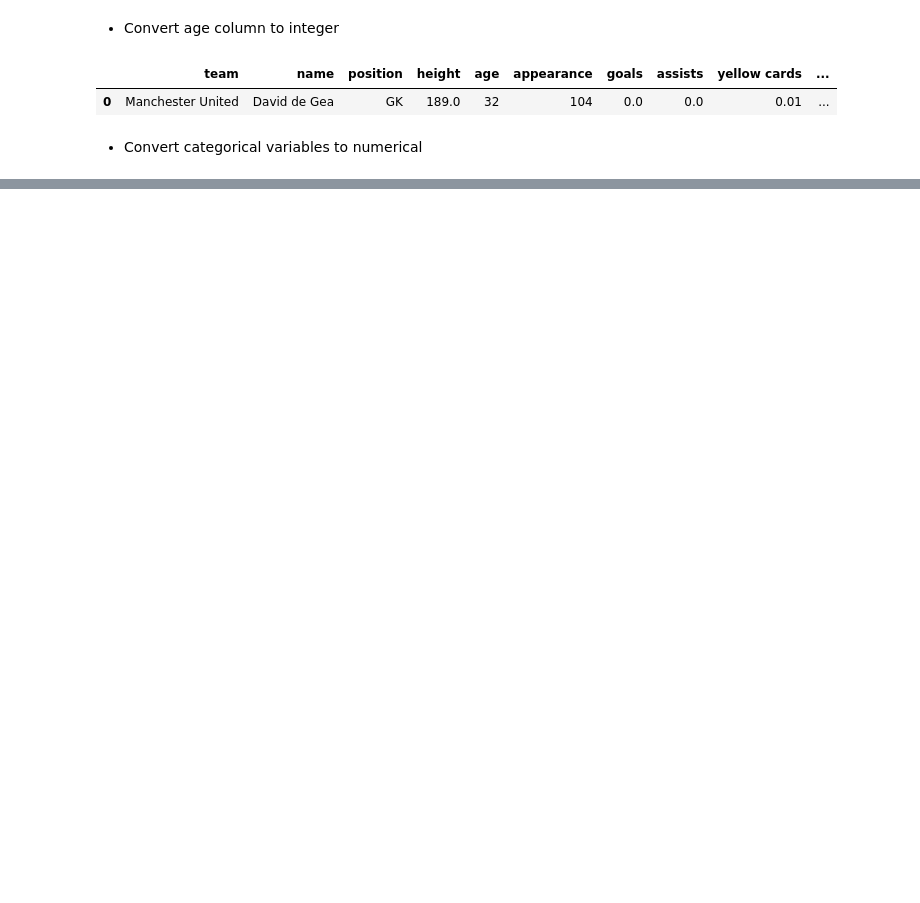
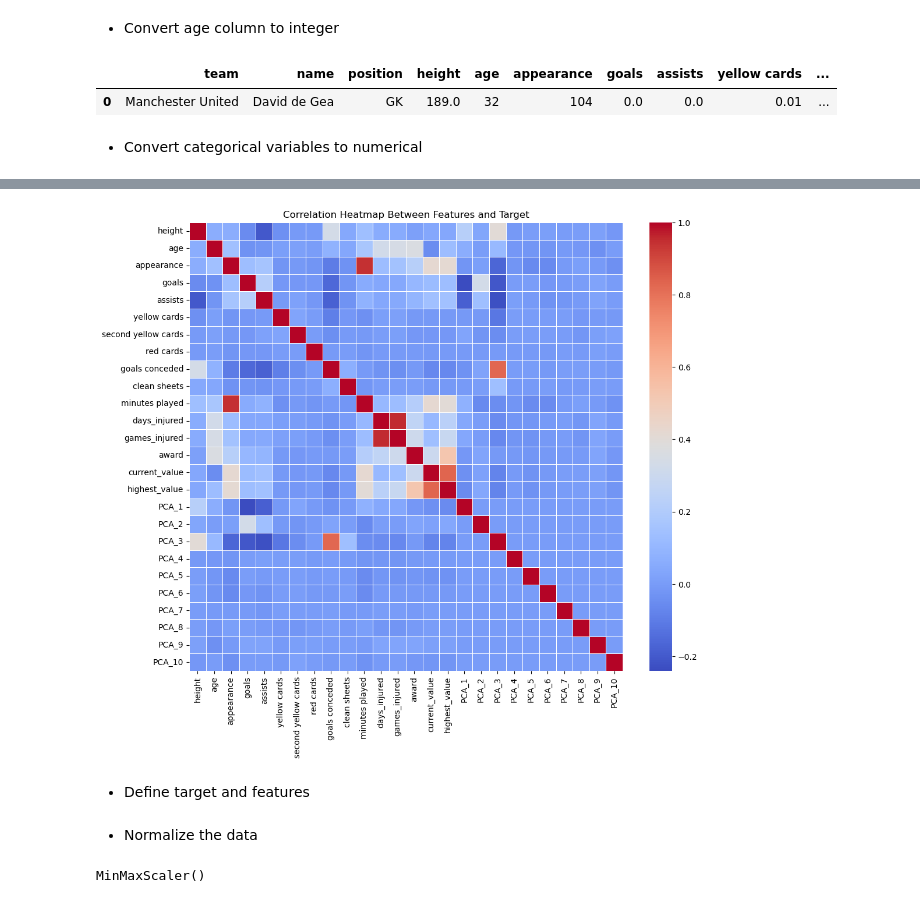
Before and after one commit to Josepdmo/Mini-Project-ML, a Jupyter notebook: TESTING.ipynb, the cells around one changed output, grey strips where cells are left out. Cells and saved outputs as stored; diff of their text form; code cells hidden in the pictures; blank space fills up the shorter version.

```diff
--- a/TESTING.ipynb
+++ b/TESTING.ipynb
@@ -128,2 +127,2 @@ df['position_encoded'] = le_position.fit_transform(df['position_encoded'])
 # %%
-df.columns
+df.drop(columns="name", inplace=True)
@@ -136,0 +131,29 @@ Index(['height', 'age', 'appearance', 'goals', 'assists', 'yellow cards',
+# %%
+import pandas as pd
+from sklearn.preprocessing import OneHotEncoder
+from sklearn.decomposition import PCA
+
+
+# Aplicar One-Hot Encoding a las columnas categóricas 'team' y 'position'
+encoder = OneHotEncoder(sparse=False)
+encoded_team_position = encoder.fit_transform(df[['team', 'position']])
+
+# Convertir los datos codificados a un DataFrame con nombres de columnas apropiados
+encoded_df = pd.DataFrame(encoded_team_position, columns=encoder.get_feature_names_out(['team', 'position']))
+
+# Concatenar las columnas codificadas con las demás columnas numéricas
+df_encoded = df.drop(['team', 'position'], axis=1)
+df_encoded = pd.concat([df_encoded, encoded_df], axis=1)
+
+# Aplicar PCA solo a las columnas de One-Hot Encoding
+pca = PCA(n_components=10)  # Ajusta el número de componentes según sea necesario
+pca_components = pca.fit_transform(df_encoded[encoded_df.columns])
+
+# Convertir los componentes principales a un DataFrame
+pca_df = pd.DataFrame(pca_components, columns=[f'PCA_{i+1}' for i in range(pca_components.shape[1])])
+
+# Concatenar los componentes principales con las demás columnas numéricas
+df_final = pd.concat([df_encoded.drop(columns=encoded_df.columns), pca_df], axis=1)
+
+# Mostrar las primeras filas del DataFrame final
+df_final.head()
@@ -136,0 +169,11 @@ Index(['height', 'age', 'appearance', 'goals', 'assists', 'yellow cards',
+# %%
+# Crear la matriz de correlación
+corr_matrix = df_final.corr()
+
+# Crear un heatmap para mostrar la correlación entre las características y el target
+plt.figure(figsize=(12, 10))
+sns.heatmap(corr_matrix, annot=False, cmap='coolwarm', fmt=".2f", linewidths=0.5)
+plt.title("Correlation Heatmap Between Features and Target")
+plt.show()
+# %% [output]
+[figure, added]
@@ -136,0 +220,2 @@ Index(['height', 'age', 'appearance', 'goals', 'assists', 'yellow cards',
+# %% [markdown]
+- Define target and features
@@ -136,0 +227,2 @@ Index(['height', 'age', 'appearance', 'goals', 'assists', 'yellow cards',
+# %% [markdown]
+- Normalize the data
@@ -136,0 +231,4 @@ Index(['height', 'age', 'appearance', 'goals', 'assists', 'yellow cards',
+# %%
+normalizer.fit(X_train)
+# %% [output]
+MinMaxScaler()
```
Also changed, not shown: parts of 22 cells of this notebook.
